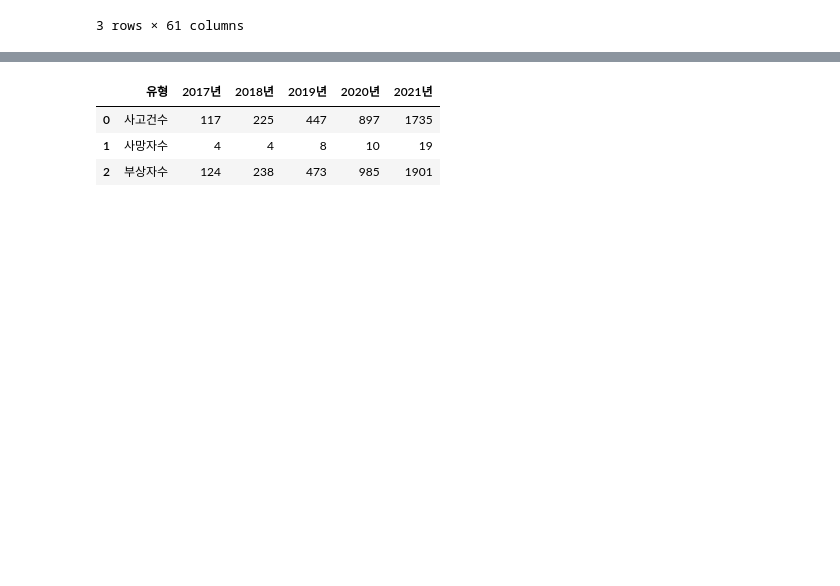
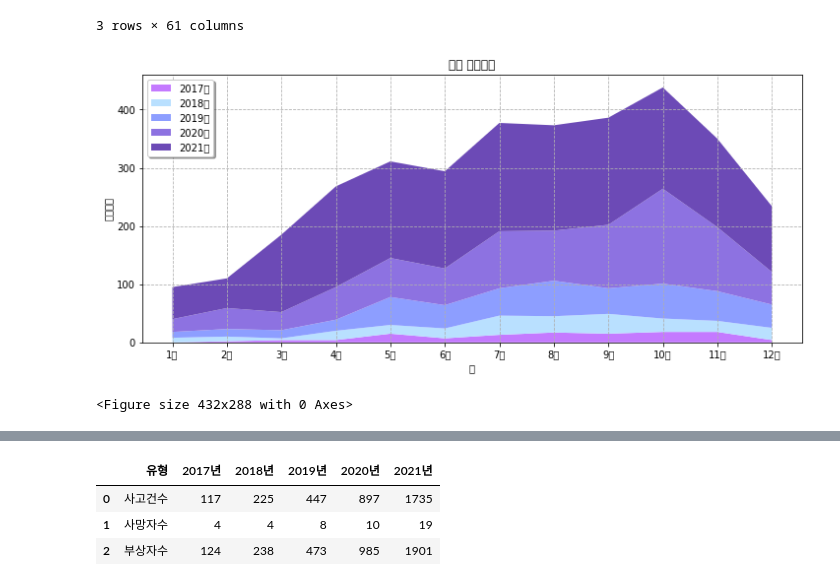
Before and after one commit to choidongjune/uos2022_big_data_contest, a Jupyter notebook: 임재성/PM_month_processing.ipynb, the cells around one changed output, grey strips where cells are left out. Saved outputs shown, nothing was run; the diff lists cells and outputs as text; code cells hidden in the pictures; blank space fills up the shorter version.

Commit message:
visualization update

```diff
--- a/임재성/PM_month_processing.ipynb
+++ b/임재성/PM_month_processing.ipynb
@@ -19,7 +19,7 @@ file_path = colab_file_path
 df_pm_raw = pd.read_excel(file_path)
 # %%
 # 개인형이동수단만 추출
-df_pm_raw = df_raw.iloc[58:61,2:]
+df_pm_raw = df_pm_raw.iloc[58:61,2:]
 # %%
 # 열 이름 renaming
 df_pm_raw.columns = ["유형",
@@ -73,3 +73,19 @@ df_pm_month
 | 1 | 사망자수 | 0 | 0 | 0 | 0 | 0 | 1 | 1 | 1 | 0 | ... |
 | 2 | 부상자수 | 0 | 2 | 4 | 5 | 16 | 8 | 14 | 17 | 16 | ... |
 3 rows × 61 columns
+# %%
+df_pm_month_acci = df_pm_month.iloc[0:1, 1:]
+
+#per year accident
+month_2017_acci = df_pm_month_acci.iloc[:,0:12]
+month_2018_acci = df_pm_month_acci.iloc[:,12:24]
+month_2019_acci = df_pm_month_acci.iloc[:,24:36]
+month_2020_acci = df_pm_month_acci.iloc[:,36:48]
+month_2021_acci = df_pm_month_acci.iloc[:,48:60]
+
+#dataframe to list
+list_2017_acci = month_2017_acci.values.tolist()
+list_2018_acci = month_2018_acci.values.tolist()
+list_2019_acci = month_2019_acci.values.tolist()
+list_2020_acci = month_2020_acci.values.tolist()
+list_2021_acci = month_2021_acci.values.tolist()
@@ -75,0 +95,19 @@ df_pm_month
+# %%
+#data
+x = ["1월", "2월", "3월" ,"4월", "5월", "6월", "7월", "8월", "9월", "10월", "11월", "12월"]
+y = np.vstack([list_2017_acci, list_2018_acci, list_2019_acci, list_2020_acci, list_2021_acci])
+labels = ["2017년", "2018년", "2019년", "2020년", "2021년"]
+
+#사고건수 plot
+plt.figure(figsize = (12,5))
+plt.stackplot(x, y,labels = labels, colors = ['C47AFF', 'B9E0FF','8D9EFF','8D72E1','#6C4AB6'])
+plt.xlabel('월')
+plt.ylabel('사고건수')
+plt.title('월별 사고건수')
+plt.legend(loc = 'upper left', frameon = True, shadow = True)
+plt.grid(linestyle = "--")
+plt.show()
+plt.tight_layout()
+# %% [output]
+[figure, added]
+<Figure size 432x288 with 0 Axes>
```
Also changed, not shown: parts of 9 cells of this notebook, 1 other file.
